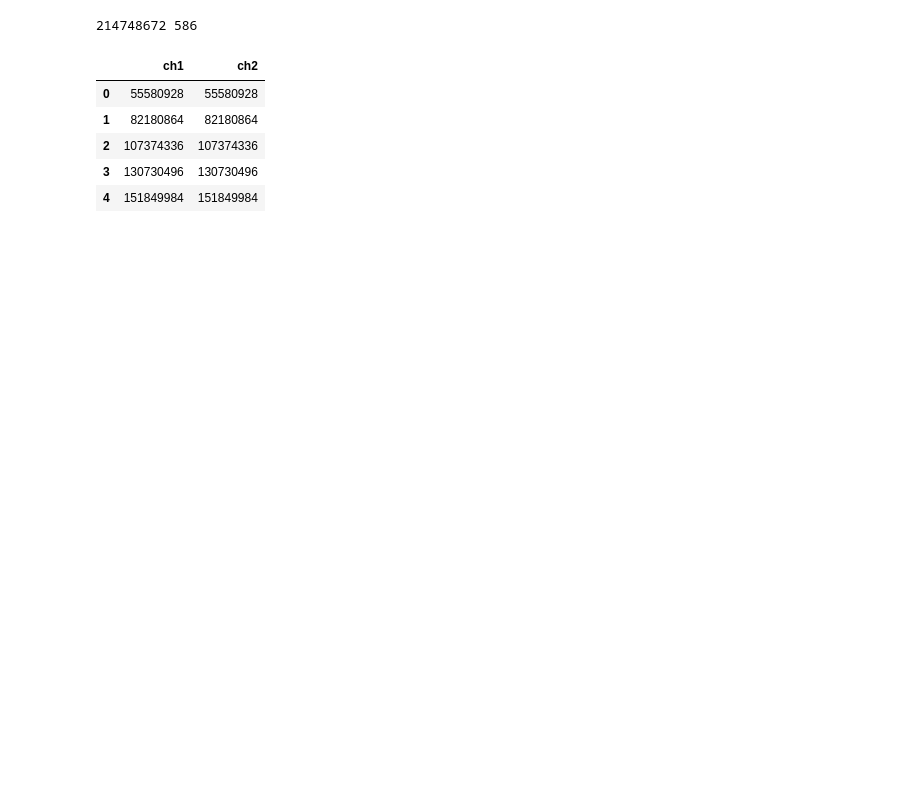
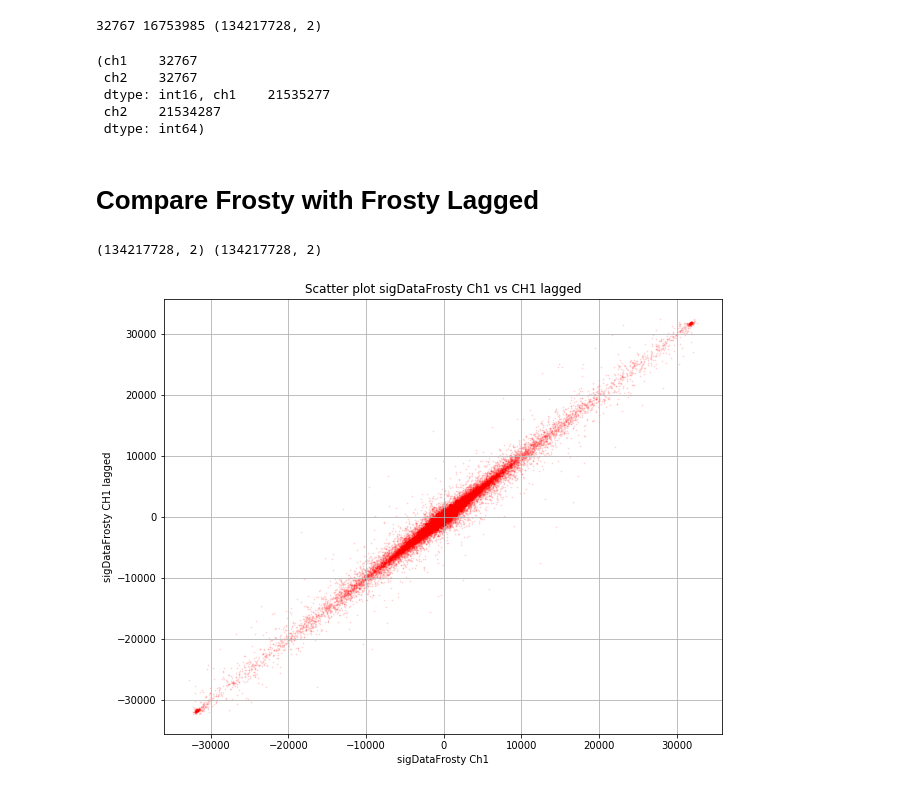
Before and after one commit to zmadscientist/AudioTools, a Jupyter notebook: ReadingAndComparingWavs.ipynb, the cells around one changed output. Saved outputs shown, nothing was run; the diff lists cells and outputs as text; code cells hidden in the pictures; blank space fills up the shorter version.

```diff
--- a/ReadingAndComparingWavs.ipynb
+++ b/ReadingAndComparingWavs.ipynb
@@ -41,32 +49,53 @@ myColumns = ['ch1', 'ch2']
 sigData = pd.DataFrame( columns=myColumns)
 
 count = 1
-chunk = 1024
+chunk = 1024*1024*128 #1024*512
 file = 'Dropouts/Frosty_ORIG24bitClean.wav'
 #file = 'Dropouts/0146output.wav'
 #file = 'Dropouts/Frosty.wav'
+
 with sf.SoundFile(file, 'r') as f:
-    size = 4*1024*1024 #f.frames #1024 #f.frames
+    size = chunk #f.frames #1024 #f.frames
     while f.tell() < size:
-        data = f.read(chunk,dtype='int32')
-        if count == 1:
-            sigData  = pd.DataFrame(data)
-            count  += 1
-        else:
-            sigData = pd.concat([sigData, pd.DataFrame(data)])
-            count  += 1
-sigDataClean24 = sigData.iloc[:,0:2]
+        data = f.read(chunk,dtype='int16')
+        #if count == 1:
+        #    sigData  = pd.DataFrame(data)
+        #    count  += 1
+        #else:
+        #    sigData = pd.concat([sigData, pd.DataFrame(data)])
+        #    count  += 1
+c = pd.DataFrame(data[:,:2])
+sigDataClean24.reset_index(drop=True)
 sigDataClean24.columns = myColumns
-sigDataClean24.reset_index(drop=True)
-print (sigDataClean24.iloc[:,0].max(), sigDataClean24.iloc[:,0].idxmax())
+print (sigDataClean24.iloc[:,0].max(), sigDataClean24.iloc[:,0].idxmax(), sigDataClean24.shape)
 # %% [output]
-214748672 586
+32767 16753985 (134217728, 2)
-# %%
-sigDataClean24.head()
-# %% [output]
-|  | ch1 | ch2 |
-| 0 | 55580928 | 55580928 |
-| 1 | 82180864 | 82180864 |
-| 2 | 107374336 | 107374336 |
-| 3 | 130730496 | 130730496 |
-| 4 | 151849984 | 151849984 |
+# %%
+sigDataClean24.max(),sigDataFrosty.idxmax()
+# %% [output]
+(ch1    32767
+ ch2    32767
+ dtype: int16, ch1    21535277
+ ch2    21534287
+ dtype: int64)
+# %% [markdown]
+# Compare Frosty with Frosty Lagged
+# %%
+print (sigDataFrosty.shape, sigDataClean24.shape)
+# %% [output]
+(134217728, 2) (134217728, 2)
+# %%
+%matplotlib inline
+import matplotlib.pyplot as plt
+plt.figure(figsize=(10,8))
+l = len(sigDataFrosty.ch1)
+skip = int(l/100000)
+skip
+plt.scatter(sigDataFrosty.ch1[::skip], sigDataFrosty.ch1.shift(3)[::skip], s = 1, alpha = .1, c = 'r')
+plt.title('Scatter plot sigDataFrosty Ch1 vs CH1 lagged')
+plt.xlabel('sigDataFrosty Ch1')
+plt.ylabel('sigDataFrosty CH1 lagged')
+plt.grid()
+plt.show()
+# %% [output]
+[figure, added]
```
Also changed, not shown: parts of 30 cells of this notebook.
